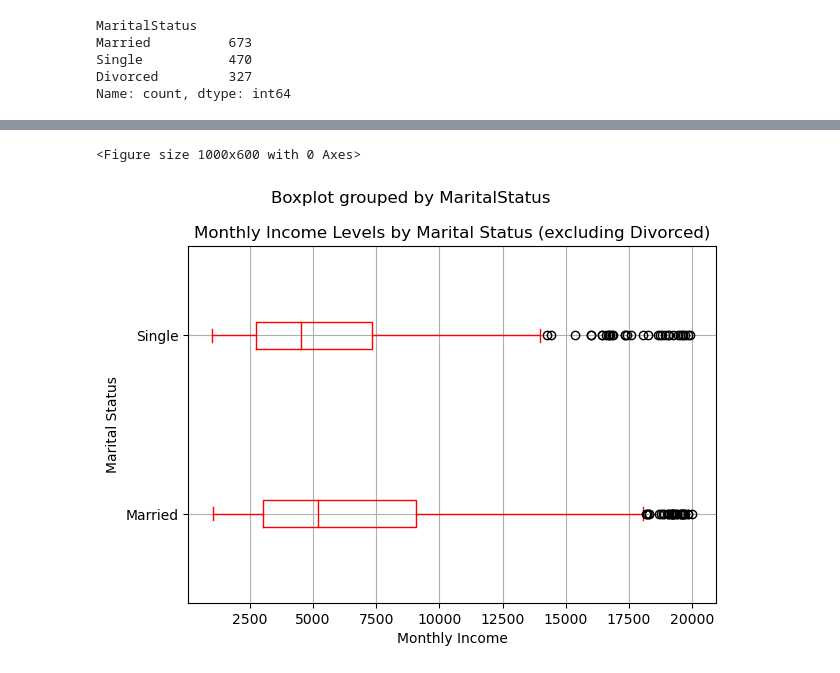
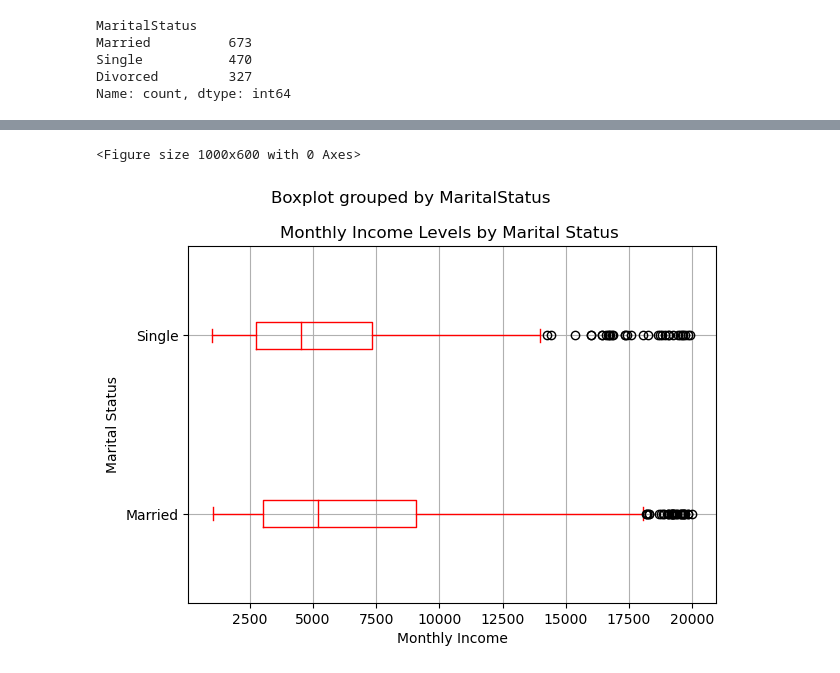
Before and after one commit to Amer4r/group-project-1, a Jupyter notebook: data_cleaning.ipynb, the cells around one changed output, grey strips where cells are left out. Saved outputs shown, nothing was run; the diff lists cells and outputs as text; code cells hidden in the pictures.

```diff
--- a/data_cleaning.ipynb
+++ b/data_cleaning.ipynb
@@ -182,17 +203,17 @@ status_statisfy = cleaned_data.groupby('MaritalStatus')['JobSatisfaction']
 # %%
 #Getting median salaries for Married vs Single
 
 # Filter out rows where marital status is not 'Divorced'
 cleaned_data_filtered = cleaned_data[cleaned_data['MaritalStatus'] != 'Divorced']
 
 # Create a box plot to compare monthly income levels by marital status
 plt.figure(figsize=(10, 6))
 cleaned_data_filtered.boxplot(column='MonthlyIncome', by='MaritalStatus', vert=False, color ='red')
-plt.title('Monthly Income Levels by Marital Status (excluding Divorced)')
+plt.title('Monthly Income Levels by Marital Status ')
 plt.xlabel('Monthly Income')
 plt.ylabel('Marital Status')
 plt.tight_layout()
 plt.show()
 # %% [output]
 <Figure size 1000x600 with 0 Axes>
-[figure, old version]
+[figure, new version]
```
Also changed, not shown: parts of 19 cells of this notebook.
